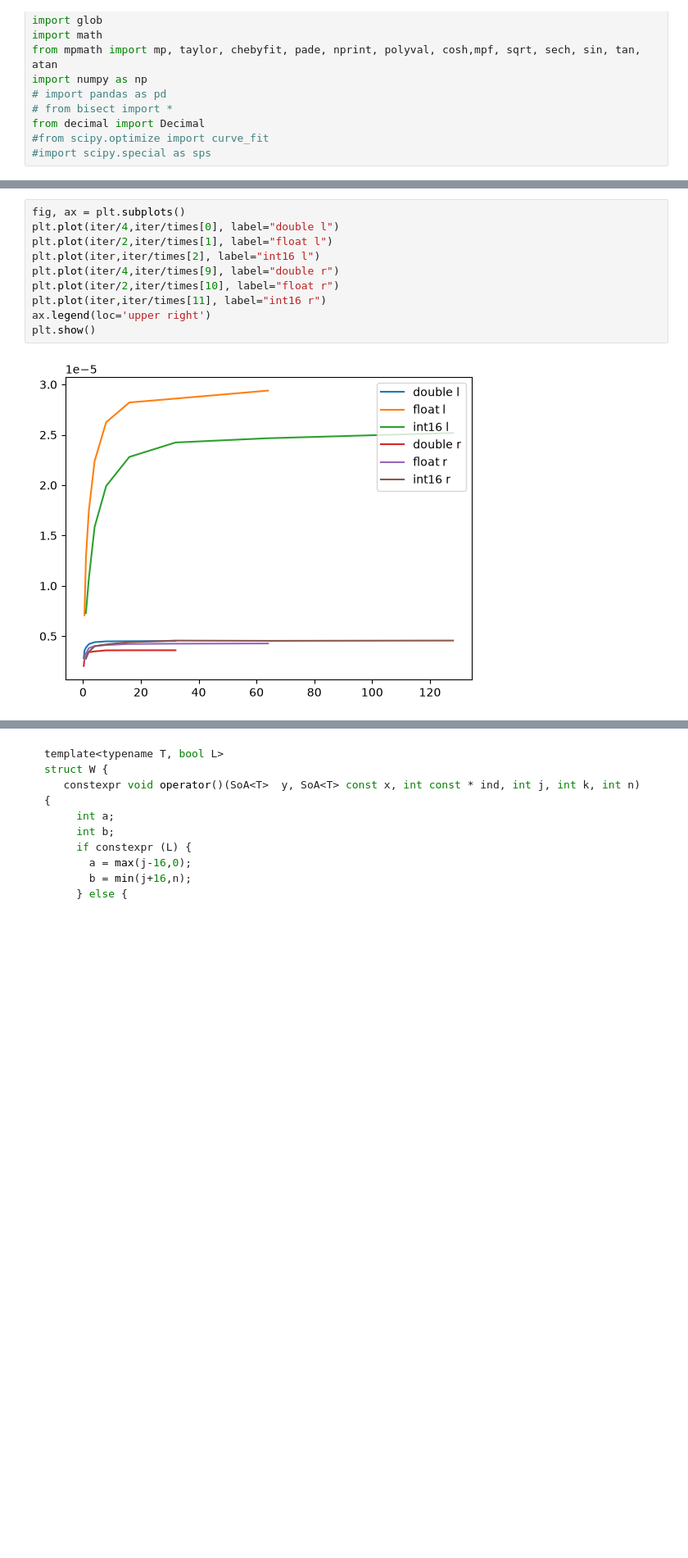
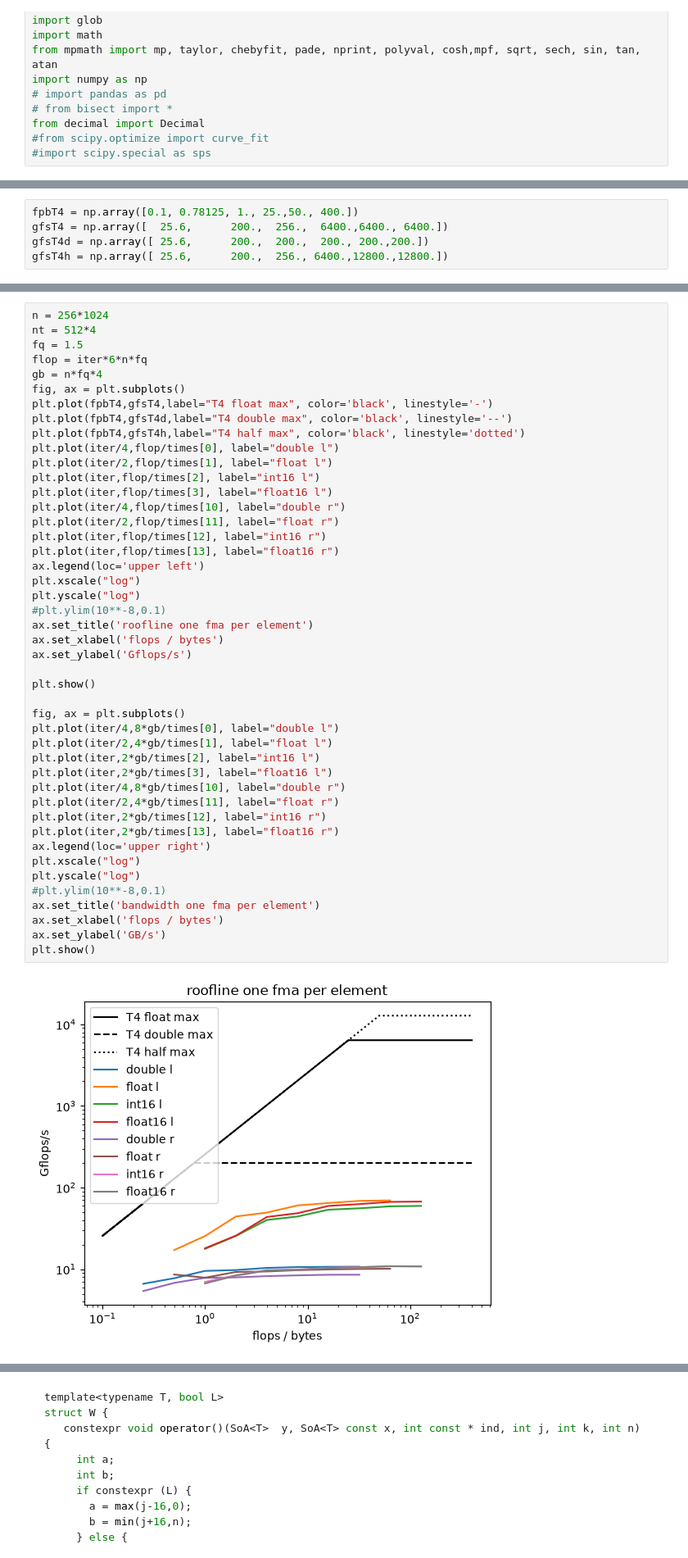
Before and after one commit to VinInn/pyTools, a Jupyter notebook: rooflineT4.ipynb, the cells around one changed output, grey strips where cells are left out. Shown at 82% size. Saved outputs shown, nothing was run; the diff lists cells and outputs as text; blank space fills up the shorter version.

Commit message:
new plots with half

```diff
--- a/rooflineT4.ipynb
+++ b/rooflineT4.ipynb
@@ -107,0 +76,5 @@ ctimes = ctimes.transpose()
+# %%
+fpbT4 = np.array([0.1, 0.78125, 1., 25.,50., 400.])
+gfsT4 = np.array([  25.6,      200.,  256.,  6400.,6400., 6400.])
+gfsT4d = np.array([ 25.6,      200.,  200.,  200., 200.,200.])
+gfsT4h = np.array([ 25.6,      200.,  256., 6400.,12800.,12800.])
@@ -169,12 +193,47 @@ plt.show()
 # %%
+n = 256*1024
+nt = 512*4
+fq = 1.5
+flop = iter*6*n*fq
+gb = n*fq*4
 fig, ax = plt.subplots()
-plt.plot(iter/4,iter/times[0], label="double l")
-plt.plot(iter/2,iter/times[1], label="float l")
-plt.plot(iter,iter/times[2], label="int16 l")
-plt.plot(iter/4,iter/times[9], label="double r")
-plt.plot(iter/2,iter/times[10], label="float r")
-plt.plot(iter,iter/times[11], label="int16 r")
+plt.plot(fpbT4,gfsT4,label="T4 float max", color='black', linestyle='-')
+plt.plot(fpbT4,gfsT4d,label="T4 double max", color='black', linestyle='--')
+plt.plot(fpbT4,gfsT4h,label="T4 half max", color='black', linestyle='dotted')
+plt.plot(iter/4,flop/times[0], label="double l")
+plt.plot(iter/2,flop/times[1], label="float l")
+plt.plot(iter,flop/times[2], label="int16 l")
+plt.plot(iter,flop/times[3], label="float16 l")
+plt.plot(iter/4,flop/times[10], label="double r")
+plt.plot(iter/2,flop/times[11], label="float r")
+plt.plot(iter,flop/times[12], label="int16 r")
+plt.plot(iter,flop/times[13], label="float16 r")
+ax.legend(loc='upper left')
+plt.xscale("log")
+plt.yscale("log")
+#plt.ylim(10**-8,0.1)
+ax.set_title('roofline one fma per element')
+ax.set_xlabel('flops / bytes')
+ax.set_ylabel('Gflops/s')
+
+plt.show()
+
+fig, ax = plt.subplots()
+plt.plot(iter/4,8*gb/times[0], label="double l")
+plt.plot(iter/2,4*gb/times[1], label="float l")
+plt.plot(iter,2*gb/times[2], label="int16 l")
+plt.plot(iter,2*gb/times[3], label="float16 l")
+plt.plot(iter/4,8*gb/times[10], label="double r")
+plt.plot(iter/2,4*gb/times[11], label="float r")
+plt.plot(iter,2*gb/times[12], label="int16 r")
+plt.plot(iter,2*gb/times[13], label="float16 r")
 ax.legend(loc='upper right')
+plt.xscale("log")
+plt.yscale("log")
+#plt.ylim(10**-8,0.1)
+ax.set_title('bandwidth one fma per element')
+ax.set_xlabel('flops / bytes')
+ax.set_ylabel('GB/s')
 plt.show()
 # %% [output]
-[figure, old version]
+[figure, new version]
```
Also changed, not shown: parts of 16 cells of this notebook.
